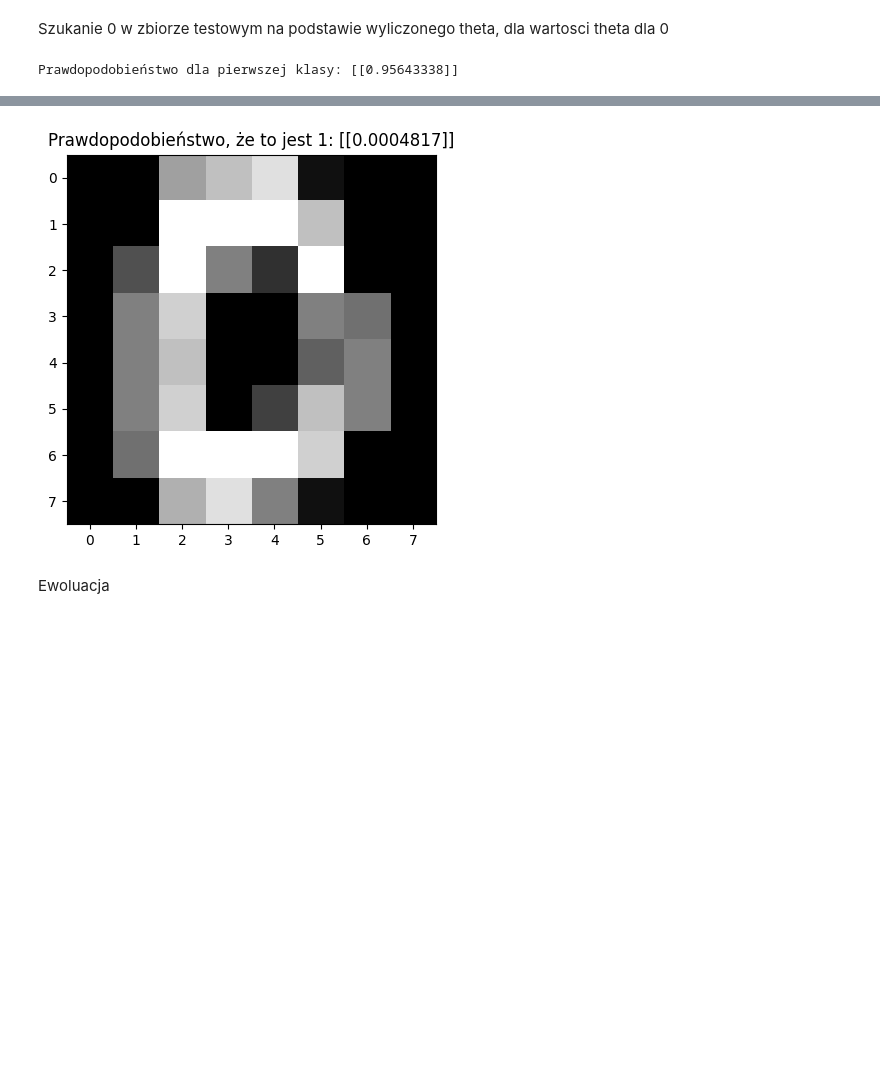
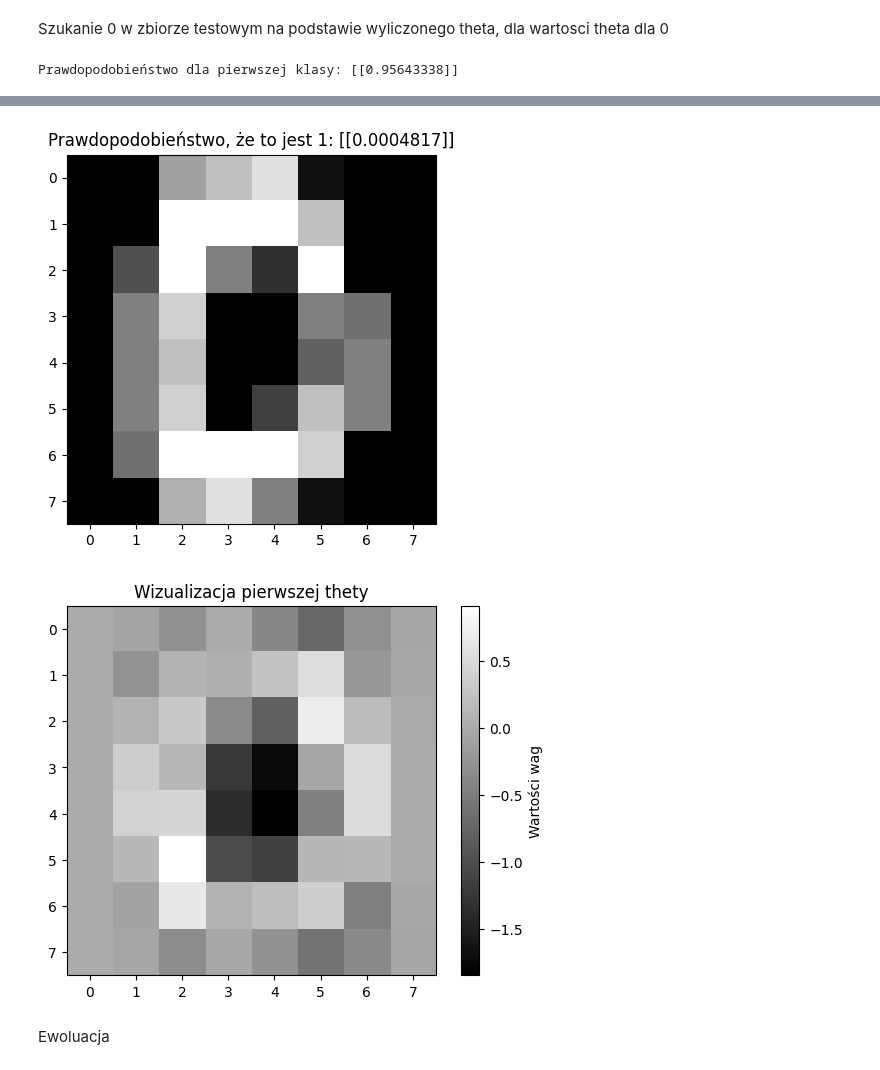
Before and after one commit to LapsanskiZED2115/ucze_maszyny_pozdrawiam, a Jupyter notebook: lab3_Regresja_logistyczna/lab_3_pzdr_Regresja logistyczna.ipynb, the cells around one changed output, grey strips where cells are left out. Saved outputs shown, nothing was run; the diff lists cells and outputs as text; code cells hidden in the pictures; blank space fills up the shorter version.

```diff
--- a/lab_3_pzdr.ipynb
+++ b/lab3_Regresja_logistyczna/lab_3_pzdr_Regresja logistyczna.ipynb
@@ -343,33 +346,42 @@ Szukanie 0 w zbiorze testowym na podstawie wyliczonego theta, dla wartosci theta
 #print(y_test) 0 jest na 4, 20 i  36 miejscu.
 pierwszsa_theta = theta_list[0]  # pierwszy wektor
 x_example = np.array(x_test[20])  # przykładowe dane testowe (dla example_id=0)
 x_example_normalized = x_example / 16.0  # normalizacja
 
 X_example = np.array([1, *x_example_normalized])  # dodajemy 1 (bios) na początku
 X_example = X_example[..., np.newaxis]  # dodanie nowego wymiaru (przydatne do operacji macierzowych)
 
 # Obliczanie prawdopodobieństwa dla klasy przy użyciu sigmoid
 prob = 1.0 / (1.0 + np.exp(-pierwszsa_theta.T @ X_example))
 print(f"Prawdopodobieństwo dla pierwszej klasy: {prob}")
 plt.imshow(x_example.reshape(8, 8), cmap='gray')
 plt.title(f'Prawdopodobieństwo, że to jest 0: {prob}')
 plt.show()
 
 druga_theta = theta_list[1]
 x_example = np.array(x_test[20])  # przykładowe dane testowe (dla example_id=0)
 x_example_normalized = x_example / 16.0  # normalizacja
 
 X_example = np.array([1, *x_example_normalized])  # dodajemy 1 (bios) na początku
 X_example = X_example[..., np.newaxis]  # dodanie nowego wymiaru (przydatne do operacji macierzowych)
 prob = 1.0 / (1.0 + np.exp(-druga_theta.T @ X_example))
 
 plt.imshow(x_example.reshape(8, 8), cmap='gray')
 plt.title(f'Prawdopodobieństwo, że to jest 1: {prob}')
 plt.show()
+
+
+theta_image = pierwszsa_theta[1:].reshape(8, 8)  # Pomijamy bias (pierwszy element)
+
+plt.imshow(theta_image, cmap='gray')
+plt.colorbar(label='Wartości wag')
+plt.title("Wizualizacja pierwszej thety")
+plt.show()
 # %% [output]
 Prawdopodobieństwo dla pierwszej klasy: [[0.95643338]]
 [figure]
 [figure]
+[figure, added]
 # %% [markdown]
 Ewoluacja
 # %%
```
Also changed, not shown: parts of 2 cells of this notebook, 10 other files.
